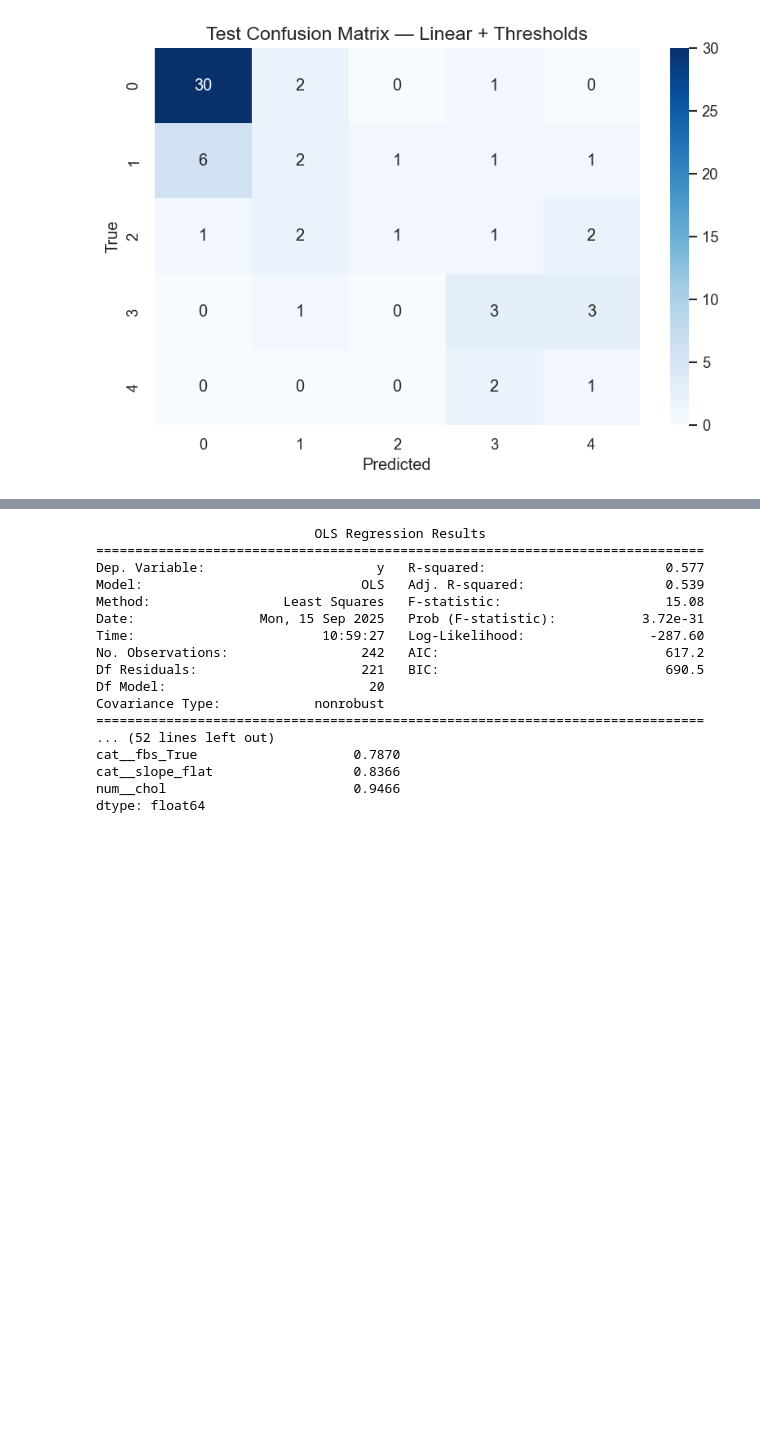
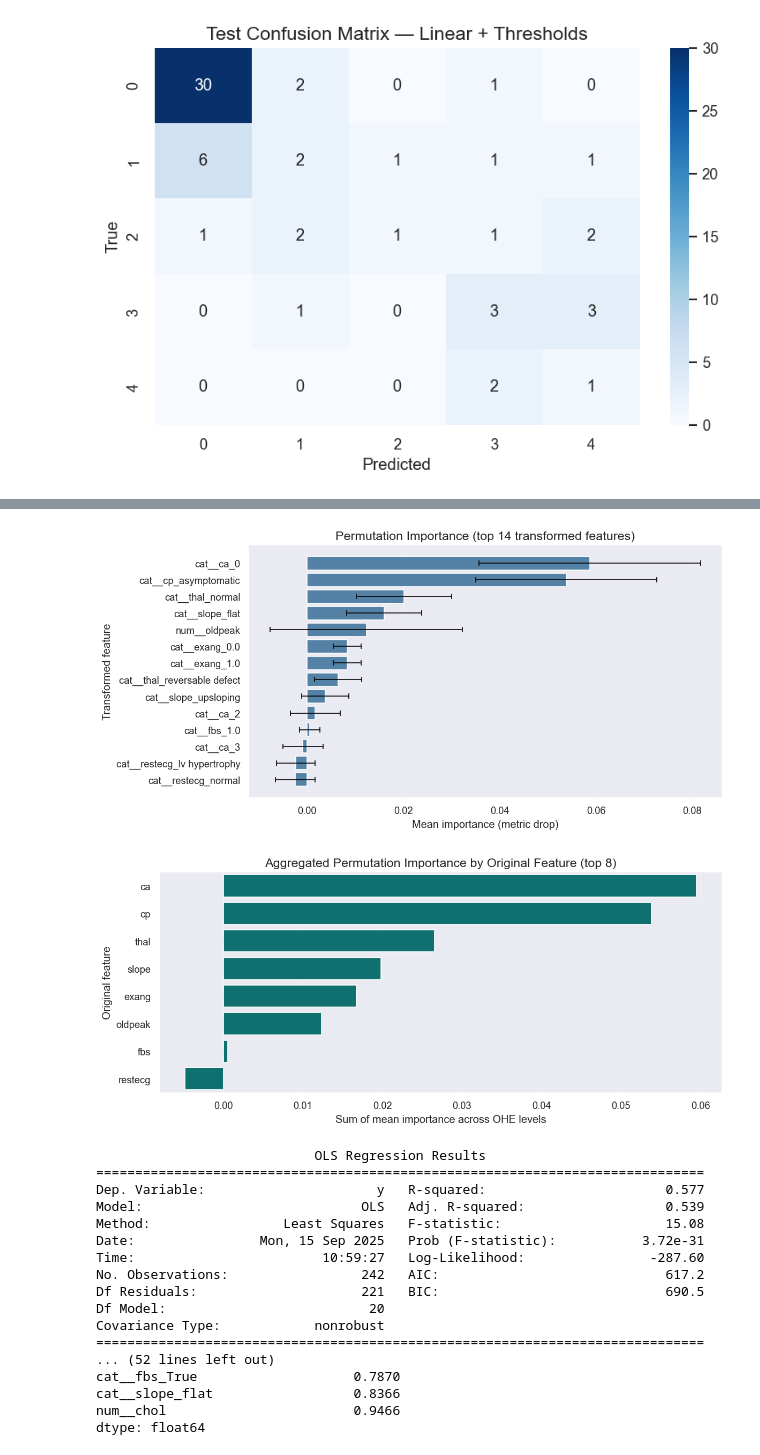
Before and after one commit to sean-coffey/ml-course-work, a Jupyter notebook: Heart_Disease_v2.ipynb, the cells around one changed output, grey strips where cells are left out. Cells and saved outputs as stored; diff of their text form; code cells hidden in the pictures; blank space fills up the shorter version.

```diff
--- a/Heart_Disease_v2.ipynb
+++ b/Heart_Disease_v2.ipynb
@@ -1281,3 +1224,72 @@ weighted avg      0.598     0.607     0.585        61
+# %%
+top_k = 20
+imp_top = imp.head(min(top_k, len(imp))).copy()
+
+plt.figure(figsize=(10, max(5, 0.35 * len(imp_top))))
+sns.barplot(
+    data=imp_top,
+    x="mean_importance",
+    y="feature",
+    color="steelblue",
+    orient="h",
+)
+# Add error bars manually to ensure consistency
+for i, (_, row) in enumerate(imp_top.iterrows()):
+    plt.errorbar(
+        x=row["mean_importance"],
+        y=i,
+        xerr=row["std"],
+        fmt="none",
+        ecolor="black",
+        elinewidth=1,
+        capsize=3,
+        capthick=1,
+    )
+
+plt.title(f"Permutation Importance (top {len(imp_top)} transformed features)")
+plt.xlabel("Mean importance (metric drop)")
+plt.ylabel("Transformed feature")
+plt.grid(axis="x", alpha=0.2)
+plt.tight_layout()
+plt.show()
+
+# Aggregated importance by original feature
+# Expecting `agg` DataFrame with columns: group, mean_importance
+if 'agg' not in globals():
+    # Create an aggregated table if not present
+    tmp = imp.copy()
+    tmp["group"] = (
+        tmp["feature"]
+        .str.replace(r"^(num|cat)__", "", regex=True)  # if you used named transformers
+        .str.split("_")
+        .str[0]
+    )
+    agg = (
+        tmp.groupby("group", as_index=False)["mean_importance"]
+           .sum()
+           .sort_values("mean_importance", ascending=False)
+    )
+
+top_g = 20
+agg_top = agg.head(min(top_g, len(agg))).copy()
+
+plt.figure(figsize=(10, max(4.5, 0.35 * len(agg_top))))
+sns.barplot(
+    data=agg_top,
+    x="mean_importance",
+    y="group",
+    color="teal",
+    orient="h",
+)
+plt.title(f"Aggregated Permutation Importance by Original Feature (top {len(agg_top)})")
+plt.xlabel("Sum of mean importance across OHE levels")
+plt.ylabel("Original feature")
+plt.grid(axis="x", alpha=0.2)
+plt.tight_layout()
+plt.show()
+# %% [output]
+[figure, added]
+[figure, added]
 # %%
 def ols_summary_and_pvalues_from_pipeline(pipeline, X, y, prep_name="prep", selector_name="kbest"):
     """
```
Also changed, not shown: parts of 16 cells of this notebook.
